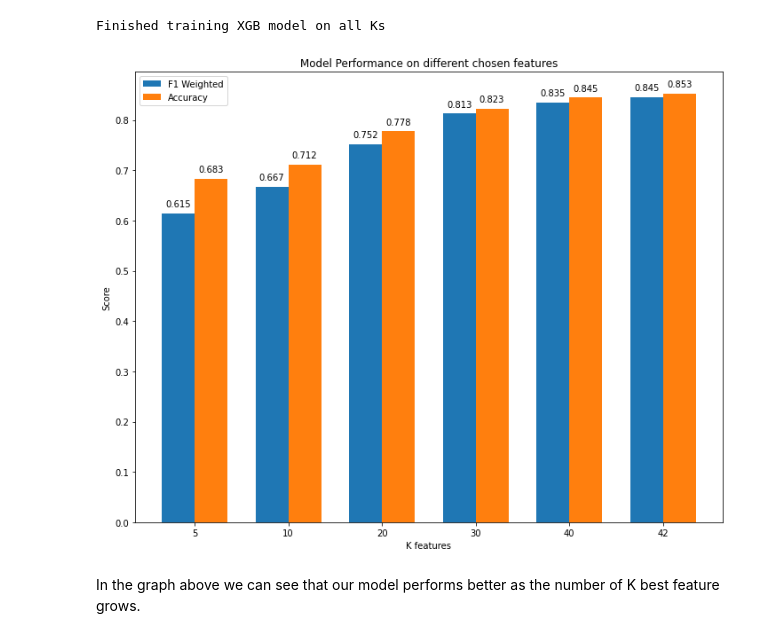
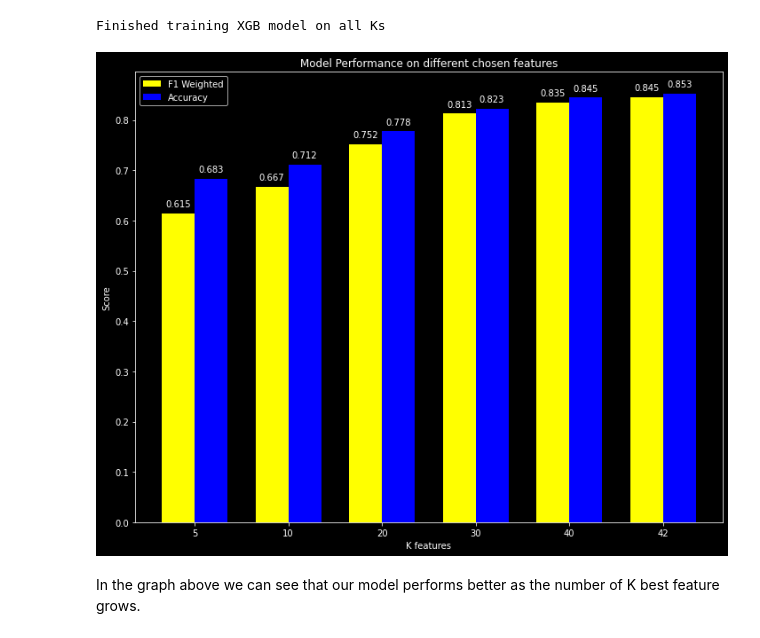
Before and after one commit to nivkap/ml-assignment-2, a Jupyter notebook: experiment.ipynb, the cells around one changed output. Drawn from its saved outputs; the diff is of its cells as text; code cells hidden in the pictures.

```diff
--- a/experiment.ipynb
+++ b/experiment.ipynb
@@ -153,7 +152,7 @@ X_full_train = np.concatenate((X_train, X_validation), axis=0)
 y_full_train = np.concatenate((y_train, y_validation), axis=0)
 test_s = np.zeros(X_full_train.shape[0])
 test_s[:X_train.shape[0]] = -1
-predefined_split = PredefinedSplit(test_s)
+train_val_split = PredefinedSplit(test_s)
 # %%
 models = [
           ('RandomForest', RandomForestClassifier()),
@@ -203,7 +202,7 @@ results = {}
 
 def train_model(model):
     model_name = model[0]
-    grid_search = GridSearchCV(estimator=model[1], param_grid=param_grid[model_name], cv=predefined_split, scoring=scoring, refit='accuracy')
+    grid_search = GridSearchCV(estimator=model[1], param_grid=param_grid[model_name], cv=train_val_split, scoring=scoring, refit='accuracy')
     grid_search.fit(X_full_train, y_full_train)
     best_f1_weighted_score = max(grid_search.cv_results_['mean_test_f1_weighted'])
     best_accuracy_score = max(grid_search.cv_results_['mean_test_accuracy'])
@@ -255,9 +231,9 @@ index = np.arange(len(model_names))
 bar1_positions = index - bar_width / 2
 bar2_positions = index + bar_width / 2
 
-plt.bar(bar1_positions, f1_weighted_scores, bar_width, label='F1 Weighted')
+plt.bar(bar1_positions, f1_weighted_scores, bar_width, label='F1 Weighted', color= 'yellow')
 
-plt.bar(bar2_positions, accuracy_scores, bar_width, label='Accuracy')
+plt.bar(bar2_positions, accuracy_scores, bar_width, label='Accuracy', color= 'blue')
 
 plt.xticks(index, model_names)
 
@@ -273,7 +249,7 @@ for i, v in enumerate(accuracy_scores):
 
 
 plt.legend()
-
+plt.style.use('dark_background')
 plt.tight_layout()
 plt.show()
 # %% [output]
@@ -342,7 +318,7 @@ We will do so by using the method we learned to select the K best features.
 k_features = [5,10,20,30,40,42]
 
 def train_XGB_model_with_k(k):
-    grid_search = GridSearchCV(estimator=chosen_model, param_grid=XGB_param_grid['XGB'], cv=predefined_split, scoring=scoring, refit='accuracy')
+    grid_search = GridSearchCV(estimator=chosen_model, param_grid=XGB_param_grid['XGB'], cv=train_val_split, scoring=scoring, refit='accuracy')
     selector = SelectKBest(f_classif, k=k)
     selector.fit(X_full_train, y_full_train.ravel())
     selected_X_full_train = selector.transform(X_full_train)
@@ -365,37 +341,37 @@ Finished training XGB model on all Ks
 # %%
 k_f1_weighted_scores = [k_best_result[k]['F1 Weighted'] for k in k_features]
 k_accuracy_scores = [k_best_result[k]['Accuracy'] for k in k_features]
 fig, ax = plt.subplots(figsize=(10,8))
 
 bar_width = 0.35
 
 index = np.arange(len(k_features))
 bar1_positions = index - bar_width / 2
 bar2_positions = index + bar_width / 2
 
-plt.bar(bar1_positions, k_f1_weighted_scores, bar_width, label='F1 Weighted')
+plt.bar(bar1_positions, k_f1_weighted_scores, bar_width, label='F1 Weighted', color='yellow')
 
-plt.bar(bar2_positions, k_accuracy_scores, bar_width, label='Accuracy')
+plt.bar(bar2_positions, k_accuracy_scores, bar_width, label='Accuracy', color='blue')
 
 plt.xticks(index, k_features)
 
 plt.xlabel('K features')
 plt.ylabel('Score')
 plt.title('Model Performance on different chosen features')
 
 for i, v in enumerate(k_f1_weighted_scores):
     plt.text(bar1_positions[i], v + 0.01, str(round(v, 3)), ha='center', va='bottom')
 
 for i, v in enumerate(k_accuracy_scores):
     plt.text(bar2_positions[i], v + 0.01, str(round(v, 3)), ha='center', va='bottom')
 
 
 plt.legend()
-
+plt.style.use('dark_background')
 plt.tight_layout()
 plt.show()
 # %% [output]
-[figure, old version]
+[figure, new version]
 # %% [markdown]
 In the graph above we can see that our model performs better as the number of K best feature grows.
 # %% [markdown]
```
Also changed, not shown: parts of 9 cells of this notebook.
